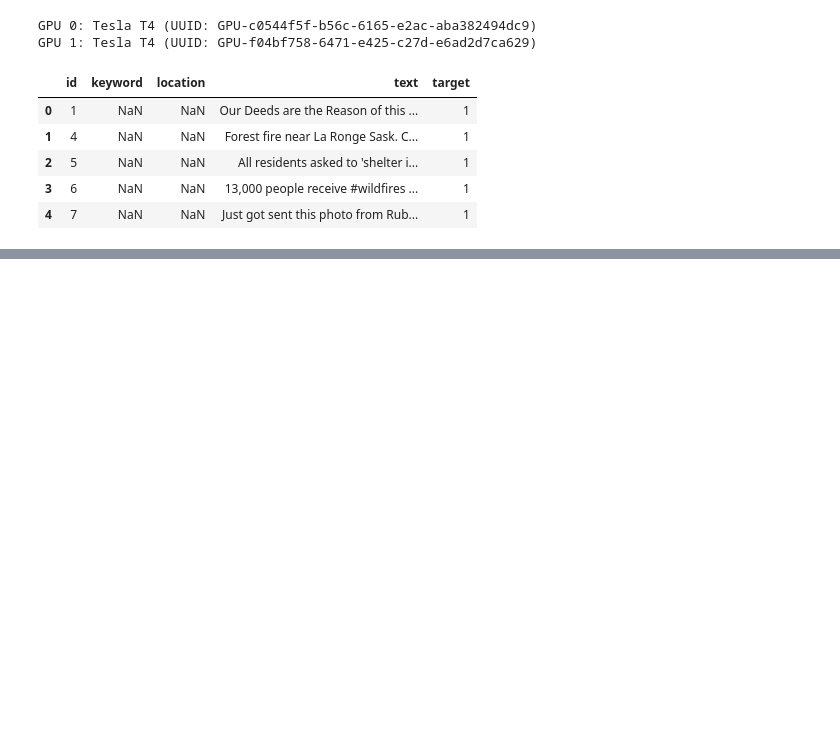
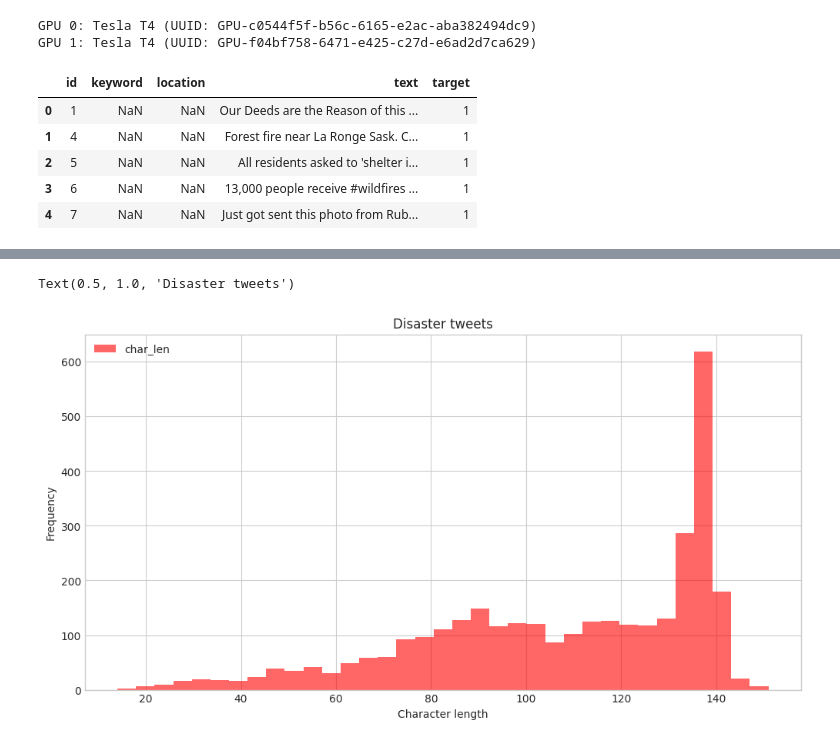
Before and after one commit to dibkb/mnist, a Jupyter notebook: disaster-tweets.ipynb, the cells around one changed output, grey strips where cells are left out. Drawn from its saved outputs; the diff is of its cells as text; code cells hidden in the pictures; blank space fills up the shorter version.

```diff
--- a/disaster-tweets.ipynb
+++ b/disaster-tweets.ipynb
@@ -67,0 +121,9 @@ train_df[train_df["target"]==1]
+# %%
+plt.figure(figsize=(12, 6))
+train_df[train_df['target']==1]['char_len'].plot(bins=35, kind='hist', color='red',alpha=0.6)
+plt.legend()
+plt.xlabel("Character length")
+plt.title("Disaster tweets")
+# %% [output]
+Text(0.5, 1.0, 'Disaster tweets')
+[figure, added]
```
Also changed, not shown: parts of 15 cells of this notebook.
